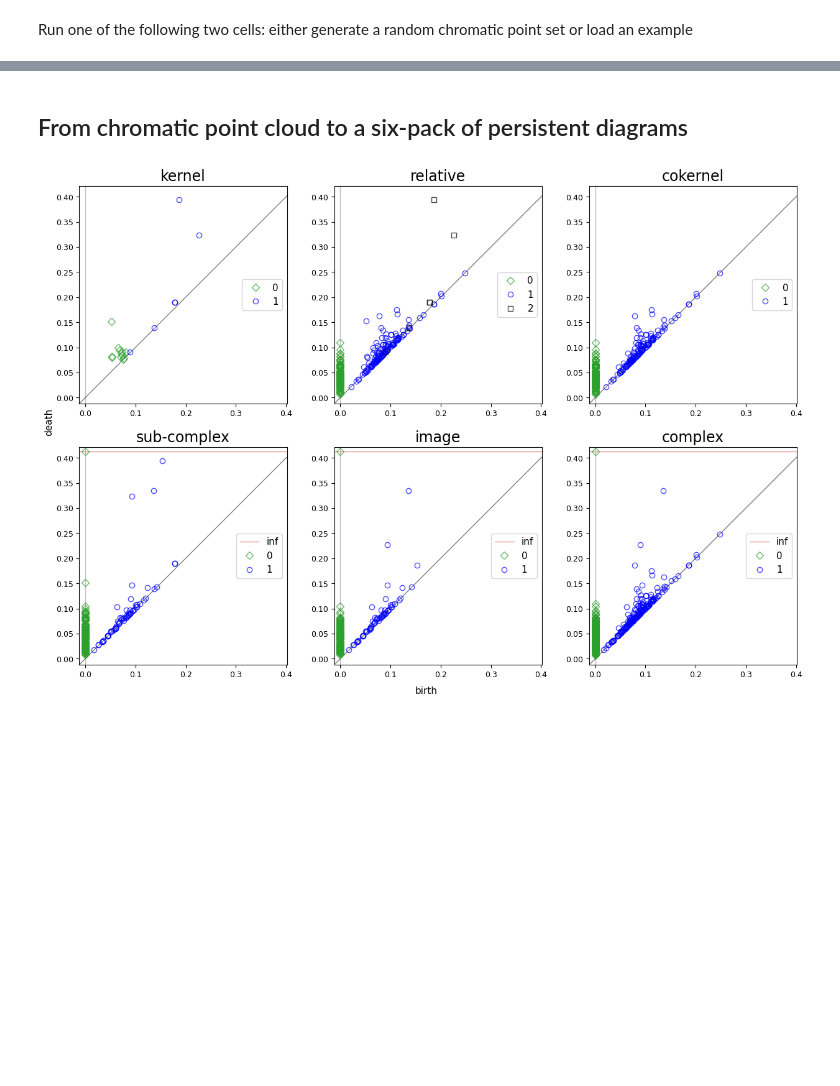
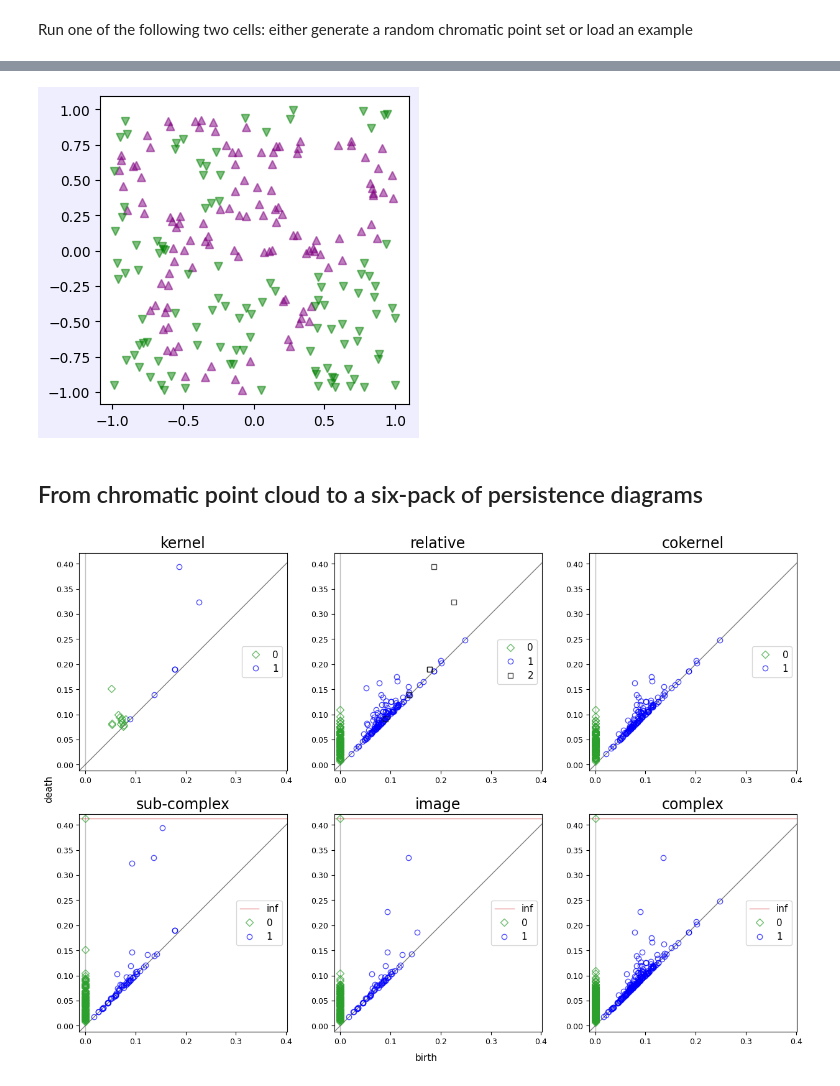
Before and after one commit to OnDraganov/chromatic-tda, a Jupyter notebook: manual.ipynb, the cells around one changed output, grey strips where cells are left out. Drawn from its saved outputs; the diff is of its cells as text; code cells hidden in the pictures; blank space fills up the shorter version.

```diff
--- a/manual.ipynb
+++ b/manual.ipynb
@@ -37,5 +32,16 @@ plt.show()
+# %%
+# The plot can also be adjusted with additional arguments
+chro.plot_labeled_point_set(points, labels,
+                            colors={0: 'purple', 1: 'green'},
+                            markers={0: '^', 1: 'v'},
+                            alpha=.5,
+                            size=4,
+                            facecolor='#eeeeff')
+plt.show()
+# %% [output]
+[figure, added]
 # %% [markdown]
-## From chromatic point cloud to a six-pack of persistent diagrams
+## From chromatic point cloud to a six-pack of persistence diagrams
 # %%
 # Compute the chromatic Delaunay complex and extract the subcomplex-complex pair
 alpha_complex = chro.ChromaticAlphaComplex(points, labels)
```
Also changed, not shown: parts of 29 cells of this notebook.
